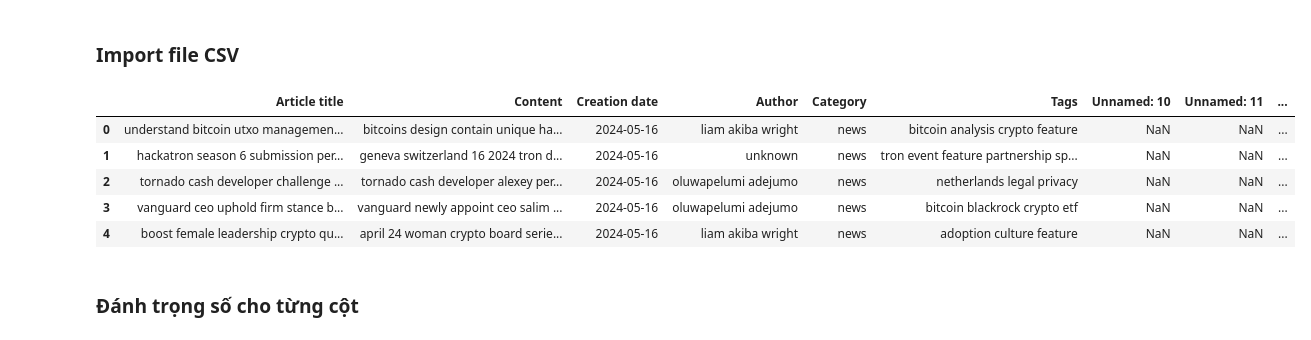
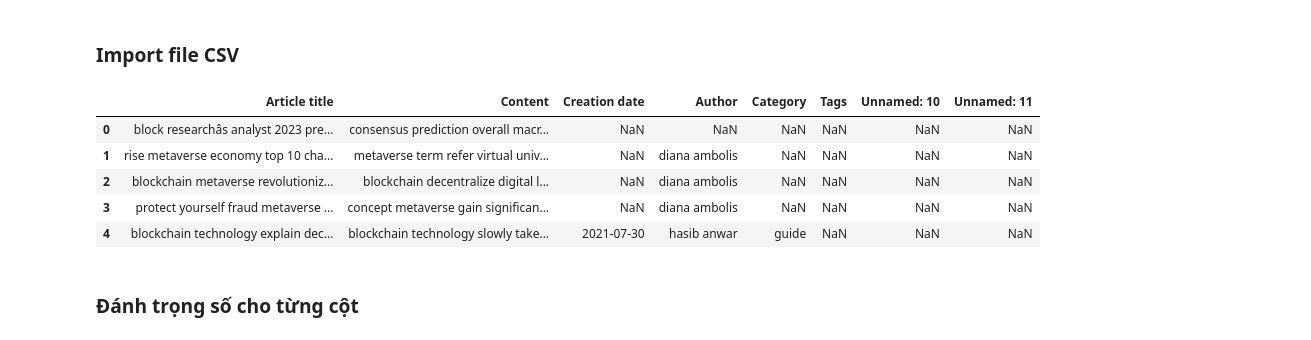
Before and after one commit to hnguyen04/OOP-Project, a Jupyter notebook: src/main/python/search_engine/tfidf_train.ipynb, the cells around one changed output. Saved outputs shown, nothing was run; the diff lists cells and outputs as text; code cells hidden in the pictures.

```diff
--- a/src/main/python/search_engine/tfidf_train.ipynb
+++ b/src/main/python/search_engine/tfidf_train.ipynb
@@ -17,18 +17,18 @@ logging.basicConfig(format='%(asctime)s : %(levelname)s : %(message)s', level=lo
 # %% [markdown]
 <h3>Import file CSV</h3>
 # %%
-relative_path = "../../resources/data/preprocessed_data.csv"
+relative_path = "../../resources/data/preprocessed.csv"
 
 df = pd.read_csv(relative_path)
 
 df.head()
 # %% [output]
-|  | Article title | Content | Creation date | Author | Category | Tags | Unnamed: 10 | Unnamed: 11 | ... |
-| 0 | understand bitcoin utxo managemen... | bitcoins design contain unique ha... | 2024-05-16 | liam akiba wright | news | bitcoin analysis crypto feature | NaN | NaN | ... |
-| 1 | hackatron season 6 submission per... | geneva switzerland 16 2024 tron d... | 2024-05-16 | unknown | news | tron event feature partnership sp... | NaN | NaN | ... |
-| 2 | tornado cash developer challenge ... | tornado cash developer alexey per... | 2024-05-16 | oluwapelumi adejumo | news | netherlands legal privacy | NaN | NaN | ... |
-| 3 | vanguard ceo uphold firm stance b... | vanguard newly appoint ceo salim ... | 2024-05-16 | oluwapelumi adejumo | news | bitcoin blackrock crypto etf | NaN | NaN | ... |
-| 4 | boost female leadership crypto qu... | april 24 woman crypto board serie... | 2024-05-16 | liam akiba wright | news | adoption culture feature | NaN | NaN | ... |
+|  | Article title | Content | Creation date | Author | Category | Tags | Unnamed: 10 | Unnamed: 11 |
+| 0 | block researchâs analyst 2023 pre... | consensus prediction overall macr... | NaN | NaN | NaN | NaN | NaN | NaN |
+| 1 | rise metaverse economy top 10 cha... | metaverse term refer virtual univ... | NaN | diana ambolis | NaN | NaN | NaN | NaN |
+| 2 | blockchain metaverse revolutioniz... | blockchain decentralize digital l... | NaN | diana ambolis | NaN | NaN | NaN | NaN |
+| 3 | protect yourself fraud metaverse ... | concept metaverse gain significan... | NaN | diana ambolis | NaN | NaN | NaN | NaN |
+| 4 | blockchain technology explain dec... | blockchain technology slowly take... | 2021-07-30 | hasib anwar | guide | NaN | NaN | NaN |
 # %% [markdown]
 <h3>Đánh trọng số cho từng cột</h3>
 # %%
```
Also changed, not shown: 17 other files.
